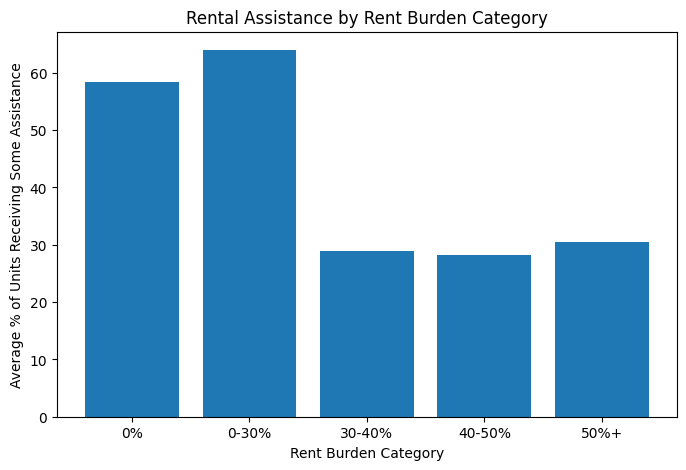
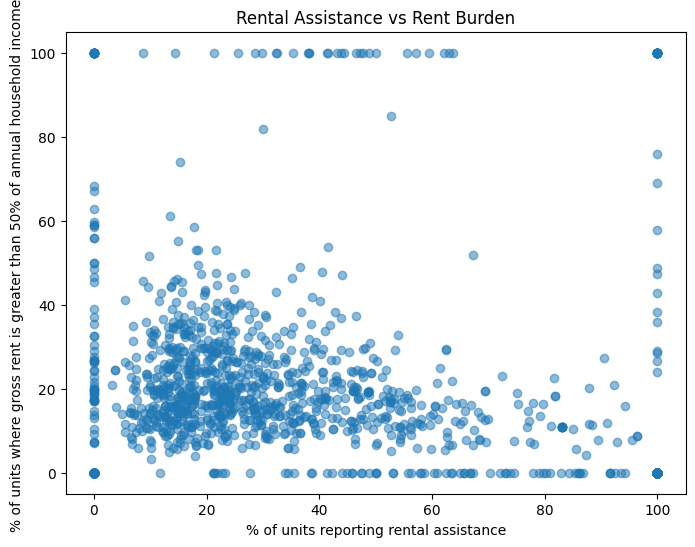
The change to this notebook cell's code, shown as a diff; its figure went from the first image to the second:
--- before
+++ after
@@ -22,48 +22,35 @@
 for col in ['state', 'propertyname', 'city', 'NoAssitance', 'SomeAssitance', '0%', '0-30%','30-40%', '40-50%', '50%+']:
   Question_one[col] = Question_one[col].replace(-4, np.nan)
+  Question_one[col] = Question_one[col].replace(-5, np.nan)
 
 Question_one = Question_one.dropna(axis = 0, how = 'any', subset = None)
 
 #Data visualisation
-#Rental Assitance is present
-average_assistance = [
-    Question_one.loc[Question_one['0%'] > 0, 'SomeAssitance'].mean(),
-    Question_one.loc[Question_one['0-30%'] > 0, 'SomeAssitance'].mean(),
-    Question_one.loc[Question_one['30-40%'] > 0, 'SomeAssitance'].mean(),
-    Question_one.loc[Question_one['40-50%'] > 0, 'SomeAssitance'].mean(),
-    Question_one.loc[Question_one['50%+'] > 0, 'SomeAssitance'].mean()
-]
+#Scatter Plot
+#Rental Assitance
+plt.figure(figsize=(8,6))
 
-categories = ['0%', '0-30%', '30-40%', '40-50%', '50%+']
+plt.scatter(Question_one['SomeAssitance'], Question_one['50%+'], alpha=0.5)
 
-plt.figure(figsize=(8,5))
-plt.bar(categories, average_assistance)
+plt.xlabel("% of units reporting rental assistance")
+plt.ylabel("% of units where gross rent is greater than 50% of annual household income.")
+plt.title("Rental Assistance vs Rent Burden")
 
-plt.xlabel('Rent Burden Category')
-plt.ylabel('Average % of Units Receiving Some Assistance')
-plt.title('Rental Assistance by Rent Burden Category')
 
 plt.show()
 
-#Rental assitance is not present
-average_no_assistance = [
-    Question_one.loc[Question_one['0%'] > 0, 'NoAssitance'].mean(),
-    Question_one.loc[Question_one['0-30%'] > 0, 'NoAssitance'].mean(),
-    Question_one.loc[Question_one['30-40%'] > 0, 'NoAssitance'].mean(),
-    Question_one.loc[Question_one['40-50%'] > 0, 'NoAssitance'].mean(),
-    Question_one.loc[Question_one['50%+'] > 0, 'NoAssitance'].mean()
-]
+#No rental Assitance
+plt.figure(figsize=(8,6))
 
-categories = ['0%', '0-30%', '30-40%', '40-50%', '50%+']
+plt.scatter(Question_one['NoAssitance'], Question_one['50%+'], alpha=0.5)
 
-plt.figure(figsize=(8,5))
-plt.bar(categories, average_no_assistance)
+plt.xlabel("% of units reporting no rental assistance.")
+plt.ylabel("% of units where gross rent is greater than 50% of annual household income.")
+plt.title("Rental Assistance vs Rent Burden")
 
-plt.xlabel('Rent Burden Category')
-plt.ylabel('Average % of Units Not Receiving Assistance')
-plt.title('Rental Assistance by Rent Burden Category')
 
 plt.show()
 
+
 Question_one.describe()
 

Commit: Created using Colab